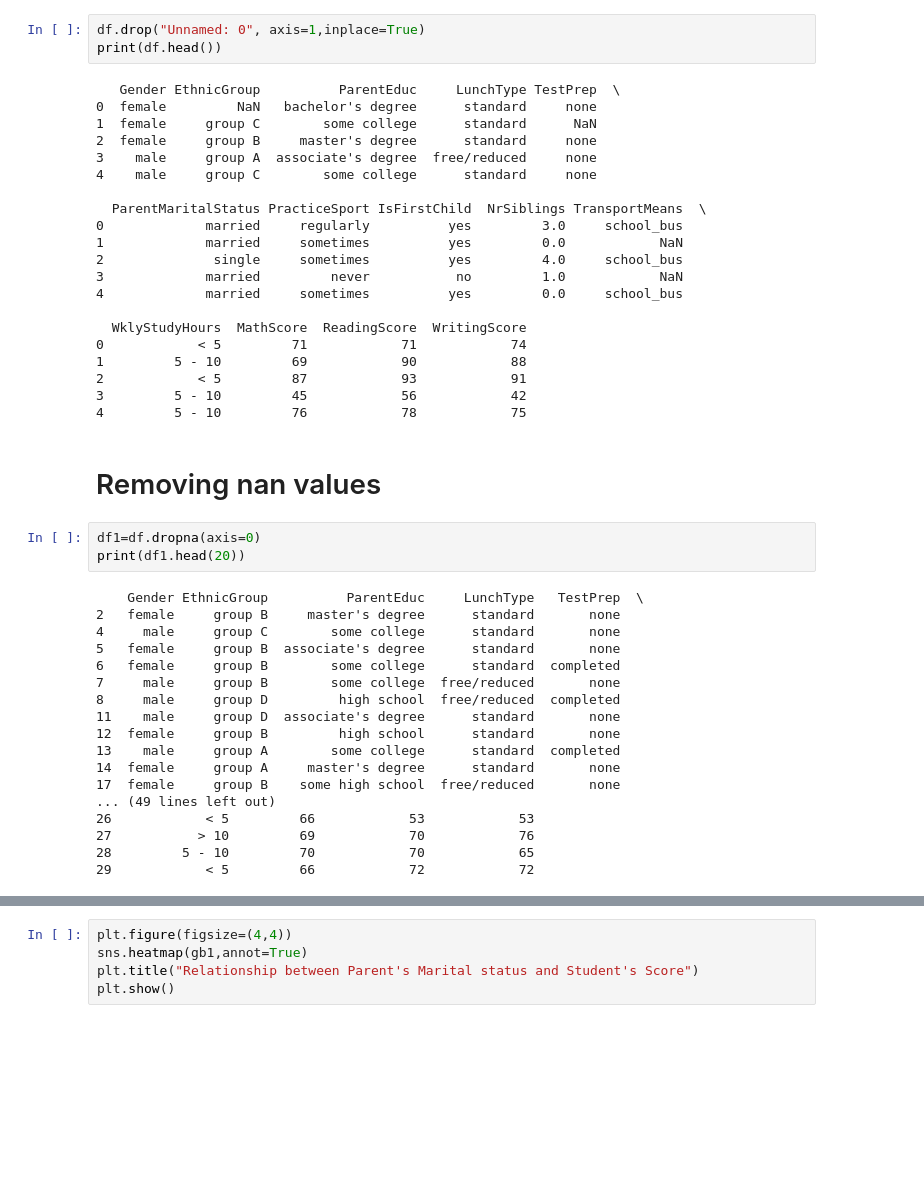
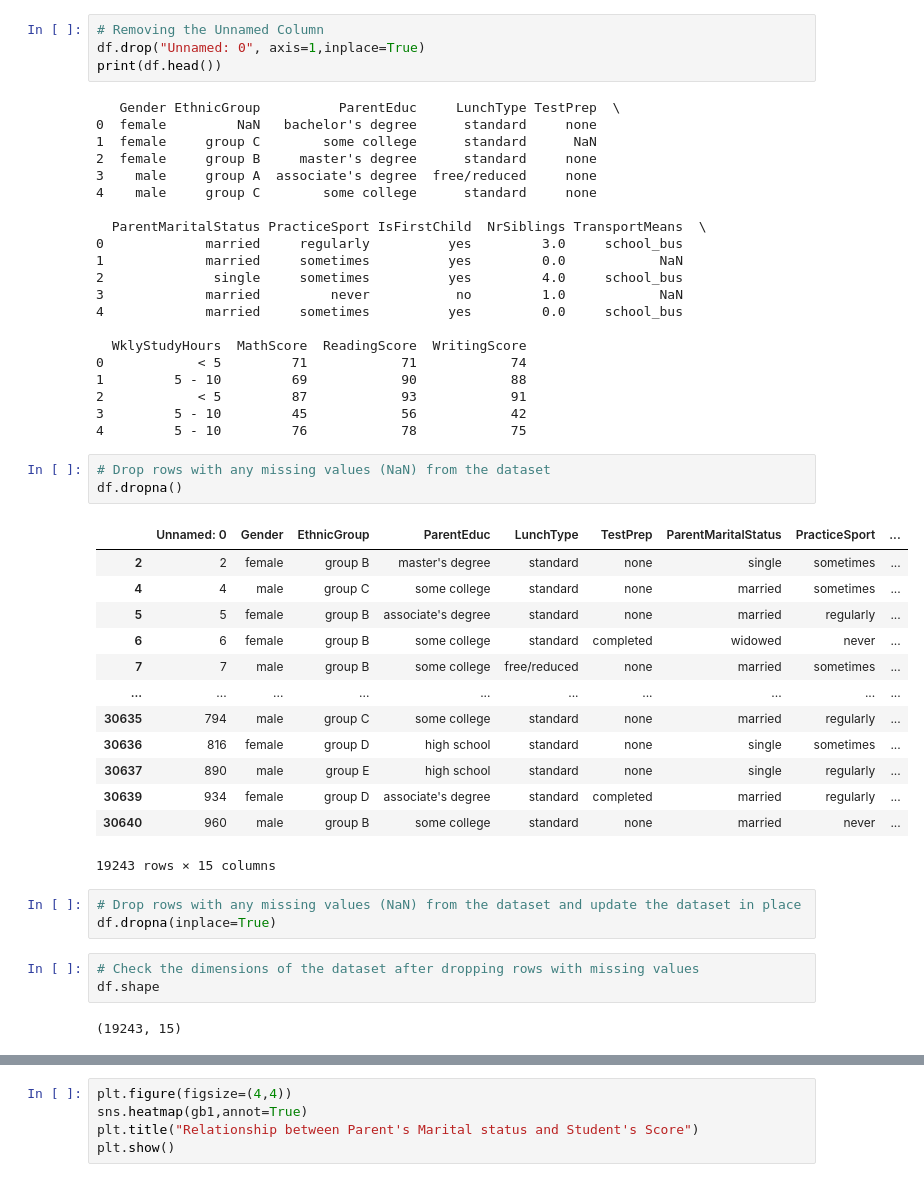
Before and after one commit to Harshareddy000/Student-result-analysis, a Jupyter notebook: project1.ipynb, the cells around one changed output, grey strips where cells are left out. Saved outputs shown, nothing was run; the diff lists cells and outputs as text; blank space fills up the shorter version.

```diff
--- a/project1.ipynb
+++ b/project1.ipynb
@@ -81,4 +189,5 @@ dtype: int64
 # %%
+# Removing the Unnamed Column
 df.drop("Unnamed: 0", axis=1,inplace=True)
 print(df.head())
 # %% [output]
@@ -102,27 +211,29 @@ print(df.head())
 2            < 5         87            93            91
 3         5 - 10         45            56            42
 4         5 - 10         76            78            75
-# %% [markdown]
-# Removing nan values
 # %%
-df1=df.dropna(axis=0)
-print(df1.head(20))
+# Drop rows with any missing values (NaN) from the dataset
+df.dropna()
 # %% [output]
+|  | Unnamed: 0 | Gender | EthnicGroup | ParentEduc | LunchType | TestPrep | ParentMaritalStatus | PracticeSport | ... |
+| 2 | 2 | female | group B | master's degree | standard | none | single | sometimes | ... |
+| 4 | 4 | male | group C | some college | standard | none | married | sometimes | ... |
+| 5 | 5 | female | group B | associate's degree | standard | none | married | regularly | ... |
+| 6 | 6 | female | group B | some college | standard | completed | widowed | never | ... |
+| 7 | 7 | male | group B | some college | free/reduced | none | married | sometimes | ... |
+| ... | ... | ... | ... | ... | ... | ... | ... | ... | ... |
+| 30635 | 794 | male | group C | some college | standard | none | married | regularly | ... |
+| 30636 | 816 | female | group D | high school | standard | none | single | sometimes | ... |
+| 30637 | 890 | male | group E | high school | standard | none | single | regularly | ... |
+| 30639 | 934 | female | group D | associate's degree | standard | completed | married | regularly | ... |
+| 30640 | 960 | male | group B | some college | standard | none | married | never | ... |
-    Gender EthnicGroup          ParentEduc     LunchType   TestPrep  \
-2   female     group B     master's degree      standard       none
-4     male     group C        some college      standard       none
-5   female     group B  associate's degree      standard       none
-6   female     group B        some college      standard  completed
-7     male     group B        some college  free/reduced       none
-8     male     group D         high school  free/reduced  completed
-11    male     group D  associate's degree      standard       none
-12  female     group B         high school      standard       none
-13    male     group A        some college      standard  completed
-14  female     group A     master's degree      standard       none
-17  female     group B    some high school  free/reduced       none
-... (49 lines left out)
-26            < 5         66            53            53
-27           > 10         69            70            76
-28         5 - 10         70            70            65
-29            < 5         66            72            72
+19243 rows × 15 columns
+# %%
+# Drop rows with any missing values (NaN) from the dataset and update the dataset in place
+df.dropna(inplace=True)
+# %%
+# Check the dimensions of the dataset after dropping rows with missing values
+df.shape
+# %% [output]
+(19243, 15)
 # %%
```
Also changed, not shown: parts of 54 cells of this notebook.
